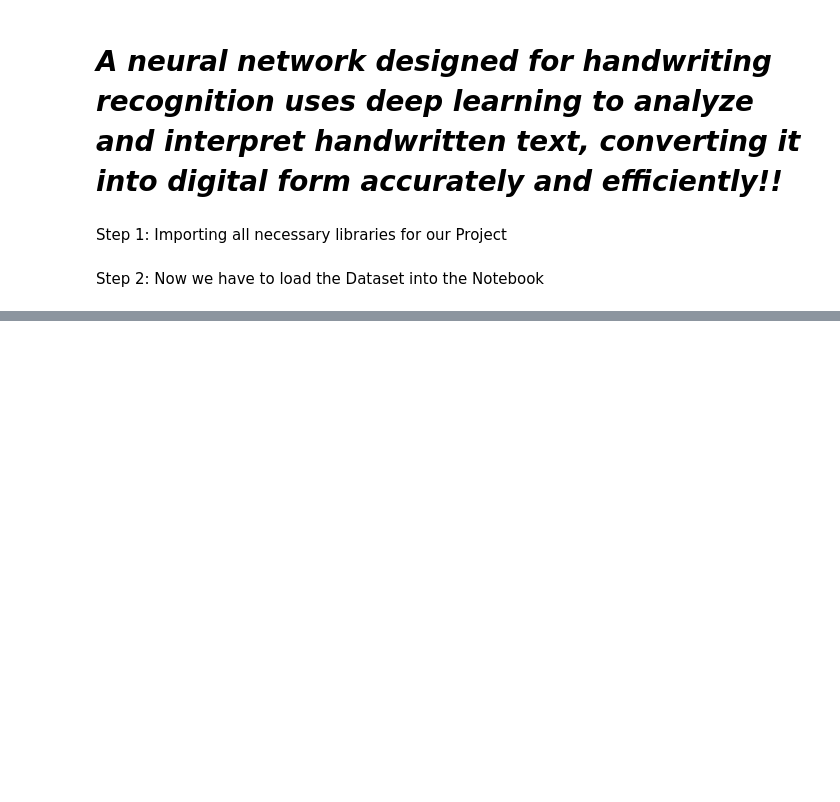
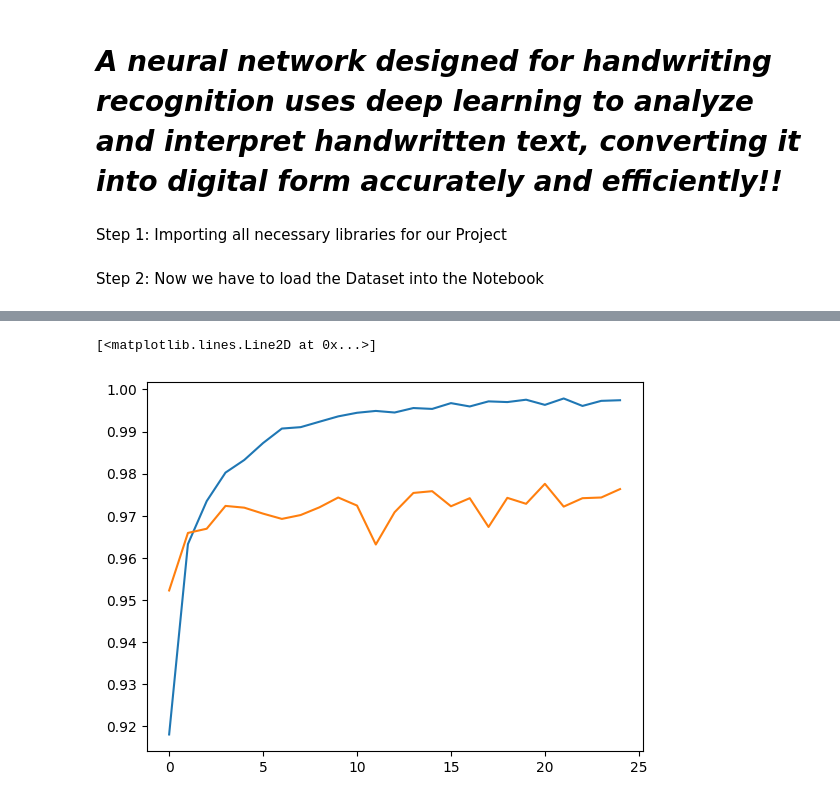
Before and after one commit to dhrumilrana25/Machine-Learning-Projects, a Jupyter notebook: Neural Network for Handwritting/Neural_Network_(Handwritten_Recognition_).ipynb, the cells around one changed output, grey strips where cells are left out. Saved outputs shown, nothing was run; the diff lists cells and outputs as text; code cells hidden in the pictures; blank space fills up the shorter version.

```diff
--- a/Neural Network for Handwritting/Neural_Network_(Handwritten_Recognition_).ipynb
+++ b/Neural Network for Handwritting/Neural_Network_(Handwritten_Recognition_).ipynb
@@ -148,0 +111,6 @@ print(a.mean()*100)
+# %%
+plt.plot(history.history['accuracy'])
+plt.plot(history.history['val_accuracy'])
+# %% [output]
+[<matplotlib.lines.Line2D at 0x...>]
+[figure, added]
```
Also changed, not shown: parts of 43 cells of this notebook.
